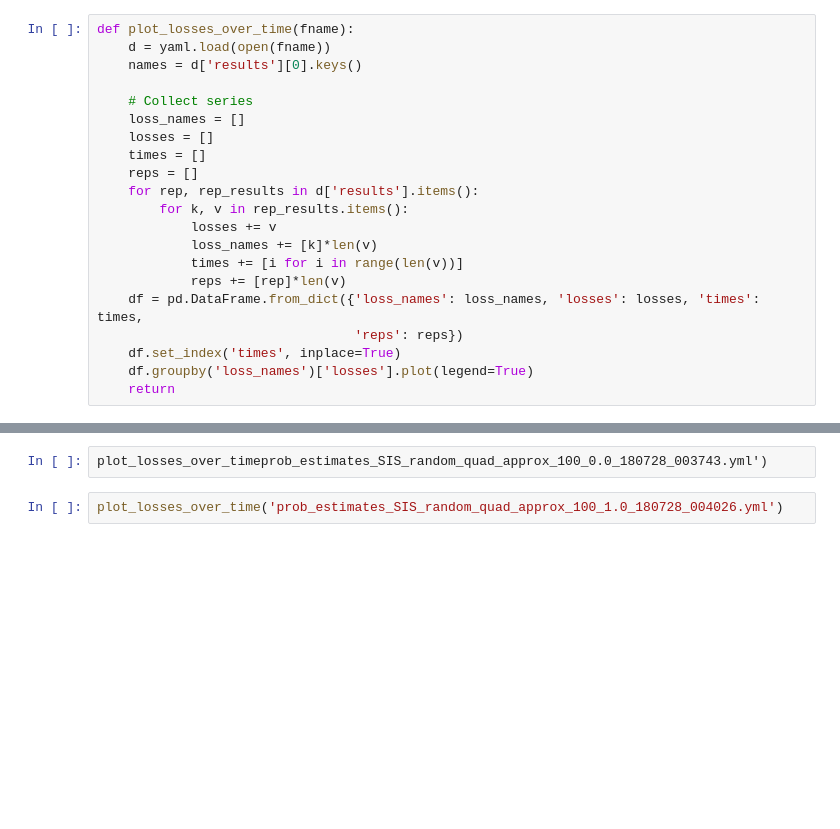
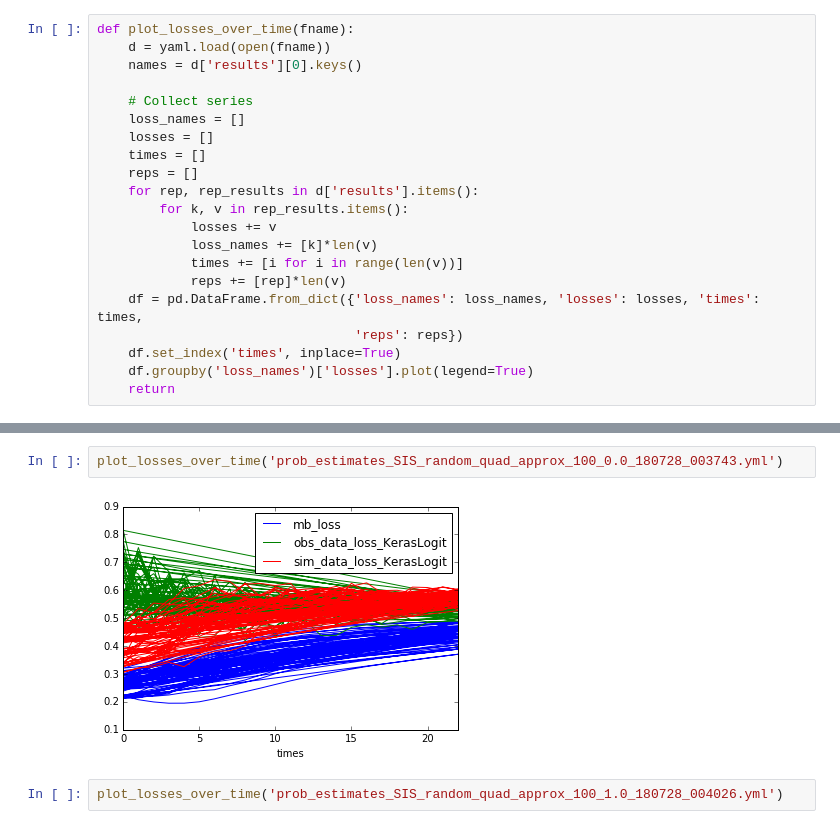
Before and after one commit to jclifton333/spatial-RL, a Jupyter notebook: analysis/results/probability-estimate-losses.ipynb, the cells around one changed output, grey strips where cells are left out. Cells and saved outputs as stored; diff of their text form; blank space fills up the shorter version.

```diff
--- a/analysis/results/probability-estimate-losses.ipynb
+++ b/analysis/results/probability-estimate-losses.ipynb
@@ -30,5 +38,7 @@ def plot_losses_over_time(fname):
 # %%
-plot_losses_over_timeprob_estimates_SIS_random_quad_approx_100_0.0_180728_003743.yml')
+plot_losses_over_time('prob_estimates_SIS_random_quad_approx_100_0.0_180728_003743.yml')
+# %% [output]
+[figure, added]
 # %%
 plot_losses_over_time('prob_estimates_SIS_random_quad_approx_100_1.0_180728_004026.yml')
 # %% [output]
```
Also changed, not shown: parts of 3 cells of this notebook, 3 other files.
